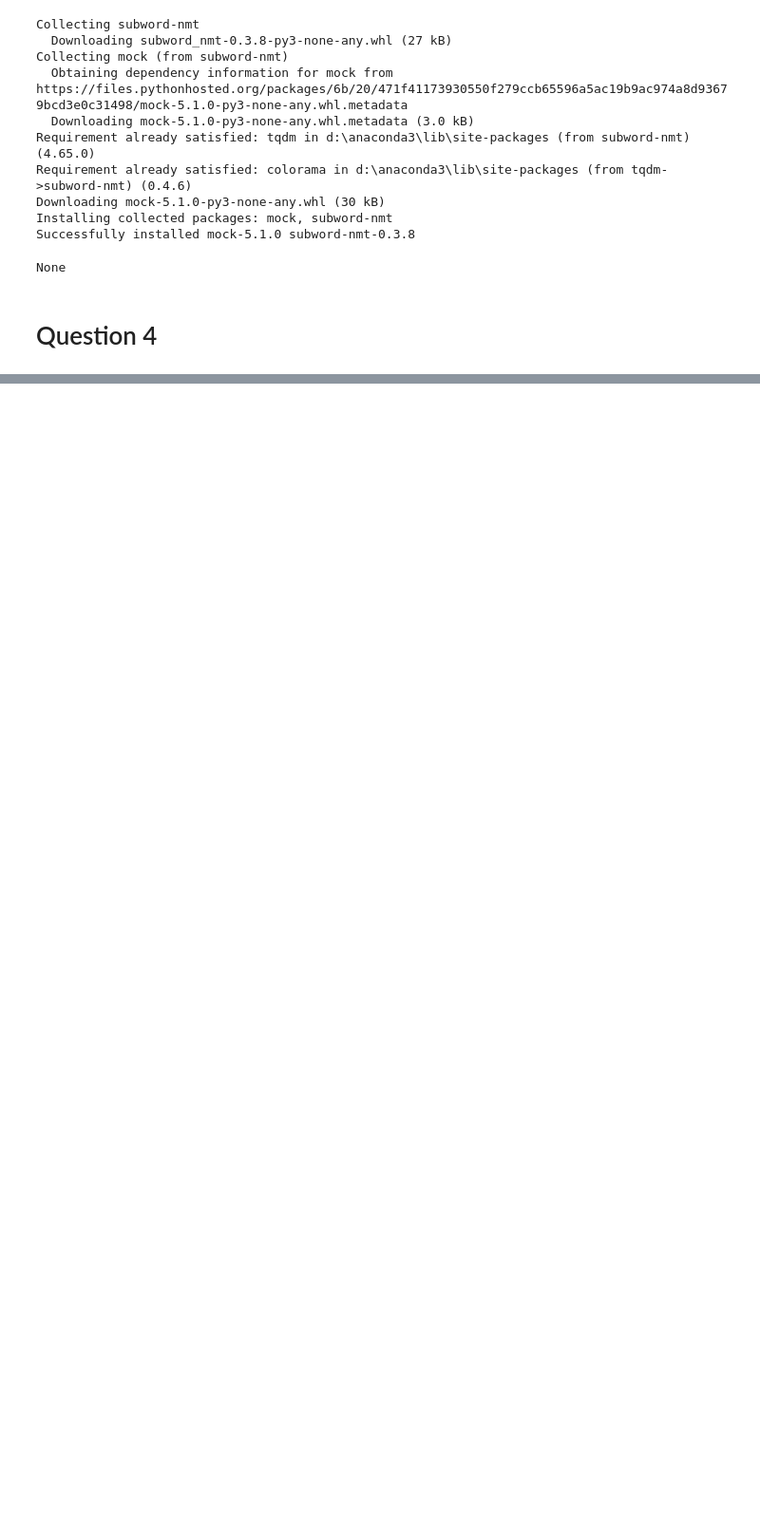
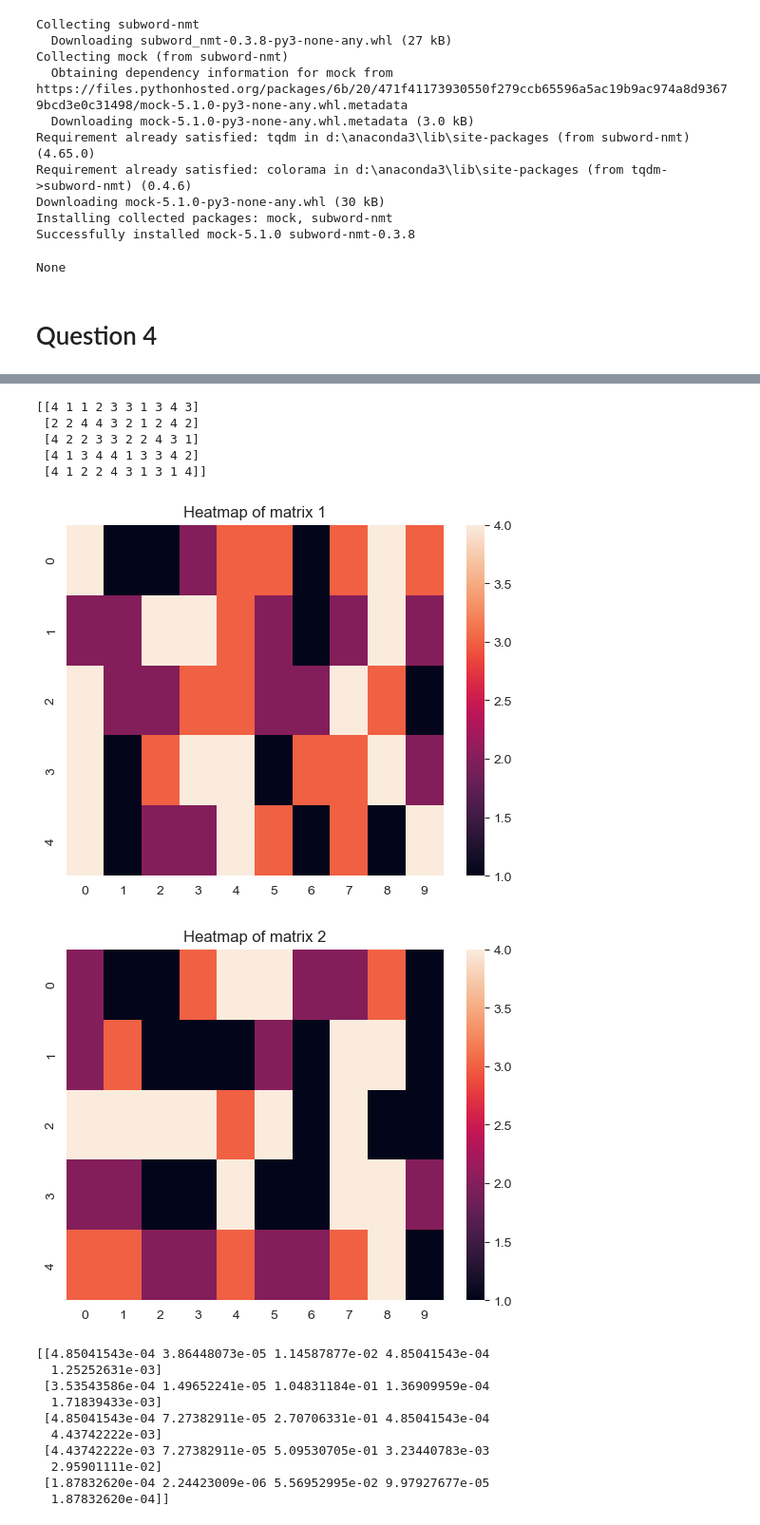
Before and after one commit to Glanceman/Python-Learning, a Jupyter notebook: CS5481/Assignment_1/Assignment1.ipynb, the cells around one changed output, grey strips where cells are left out. Shown at 95% size. Drawn from its saved outputs; the diff is of its cells as text; code cells hidden in the pictures; blank space fills up the shorter version.

```diff
--- a/CS5481/Assignment_1/Assignment1.ipynb
+++ b/CS5481/Assignment_1/Assignment1.ipynb
@@ -266,0 +331,34 @@ None
+# %%
+#3
+import scipy as sci
+matrix1 = np.random.randint(1,5,size=(5,10))
+matrix2 = np.random.randint(1,5, size =(5,10))
+print(matrix1)
+#sci.special.softmax()
+sns.heatmap(matrix1)
+plt.title("Heatmap of matrix 1")
+plt.show()
+plt.title("Heatmap of matrix 2")
+sns.heatmap(matrix2)
+plt.show()
+
+Attention_Score = sci.special.softmax((matrix1.dot(matrix2.transpose()))/pow(10,0.5))
+print(Attention_Score)
+# %% [output]
+[[4 1 1 2 3 3 1 3 4 3]
+ [2 2 4 4 3 2 1 2 4 2]
+ [4 2 2 3 3 2 2 4 3 1]
+ [4 1 3 4 4 1 3 3 4 2]
+ [4 1 2 2 4 3 1 3 1 4]]
+[figure, added]
+[figure, added]
+[[4.85041543e-04 3.86448073e-05 1.14587877e-02 4.85041543e-04
+  1.25252631e-03]
+ [3.53543586e-04 1.49652241e-05 1.04831184e-01 1.36909959e-04
+  1.71839433e-03]
+ [4.85041543e-04 7.27382911e-05 2.70706331e-01 4.85041543e-04
+  4.43742222e-03]
+ [4.43742222e-03 7.27382911e-05 5.09530705e-01 3.23440783e-03
+  2.95901111e-02]
+ [1.87832620e-04 2.24423009e-06 5.56952995e-02 9.97927677e-05
+  1.87832620e-04]]
```
Also changed, not shown: parts of 3 cells of this notebook, 9 other files.
